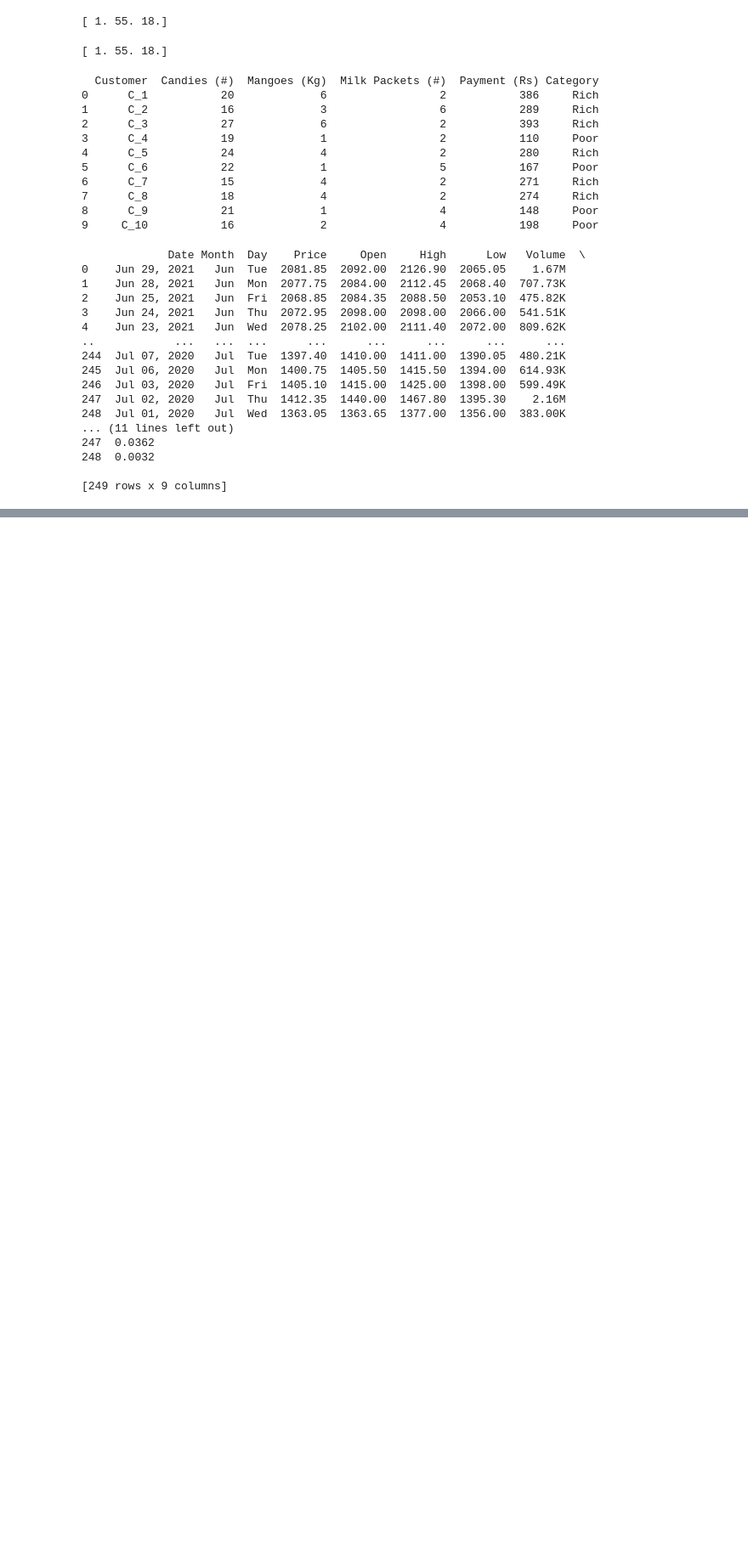
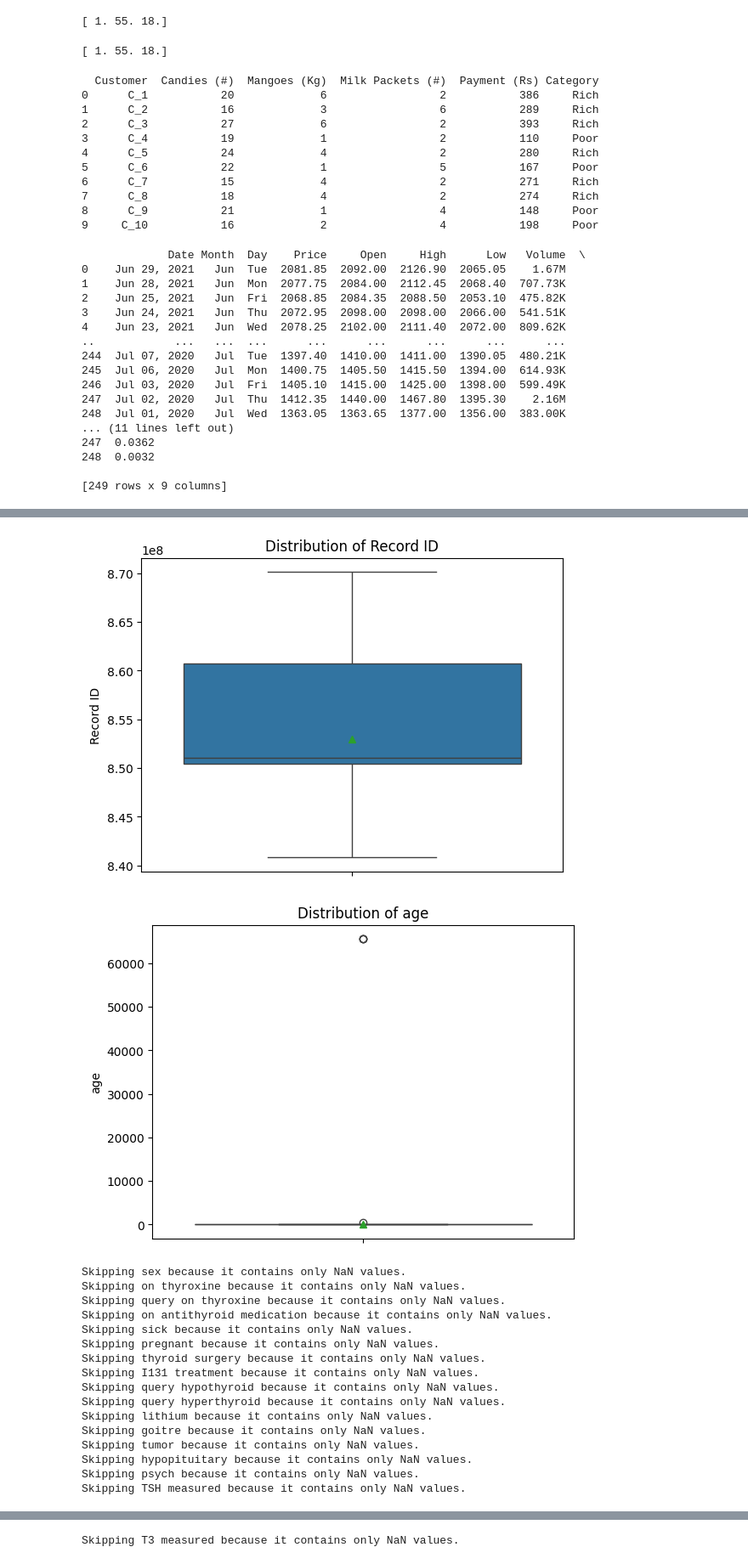
Before and after one commit to vivekshah02/Machine-Learning, a Jupyter notebook: lab2.ipynb, the cells around one changed output, grey strips where cells are left out. Shown at 85% size. Drawn from its saved outputs; the diff is of its cells as text; code cells hidden in the pictures; blank space fills up the shorter version.

```diff
--- a/lab2.ipynb
+++ b/lab2.ipynb
@@ -126,0 +186,5 @@ print(irctc_data)
+# %%
+# No. 5
+# Load the thyroid data
+thyroid_data = pd.read_excel(r'C:\Users\vivek\Downloads\Lab Session Data.xlsx', sheet_name='thyroid0387_UCI')
+thyroid_data
@@ -126,0 +224,8 @@ print(irctc_data)
+# %%
+thyroid_data.replace("?", np.nan, inplace=True)
+
+# Convert columns to numeric, errors='coerce' will convert non-convertible values to NaN
+thyroid_data = thyroid_data.apply(pd.to_numeric, errors='coerce')
+
+# Study data range for numeric variables
+print(thyroid_data.describe())
@@ -126,0 +272,41 @@ print(irctc_data)
+# %%
+import seaborn as sns
+import matplotlib.pyplot as plt
+
+# Get the numerical columns
+numeric_columns = thyroid_data.select_dtypes(include=['float64', 'int64']).columns
+
+# Iterate through each column and create a box plot with title
+for column in numeric_columns:
+    # Check if the column has non-NaN values
+    if thyroid_data[column].dropna().empty:
+        print(f"Skipping {column} because it contains only NaN values.")
+        continue
+
+    # Create the box plot
+    sns.boxplot(
+        y=column,  # Use 'y' instead of 'x' for numerical data
+        showmeans=True,  # Display the mean value on the box plot
+        data=thyroid_data
+    )
+    plt.title(f"Distribution of {column}")  # Add title with column name
+    plt.show()  # Display the plot
+# %% [output]
+[figure, added]
+[figure, added]
+Skipping sex because it contains only NaN values.
+Skipping on thyroxine because it contains only NaN values.
+Skipping query on thyroxine because it contains only NaN values.
+Skipping on antithyroid medication because it contains only NaN values.
+Skipping sick because it contains only NaN values.
+Skipping pregnant because it contains only NaN values.
+Skipping thyroid surgery because it contains only NaN values.
+Skipping I131 treatment because it contains only NaN values.
+Skipping query hypothyroid because it contains only NaN values.
+Skipping query hyperthyroid because it contains only NaN values.
+Skipping lithium because it contains only NaN values.
+Skipping goitre because it contains only NaN values.
+Skipping tumor because it contains only NaN values.
+Skipping hypopituitary because it contains only NaN values.
+Skipping psych because it contains only NaN values.
+Skipping TSH measured because it contains only NaN values.
@@ -126,0 +314 @@ print(irctc_data)
+Skipping T3 measured because it contains only NaN values.
```
Also changed, not shown: parts of 20 cells of this notebook.
